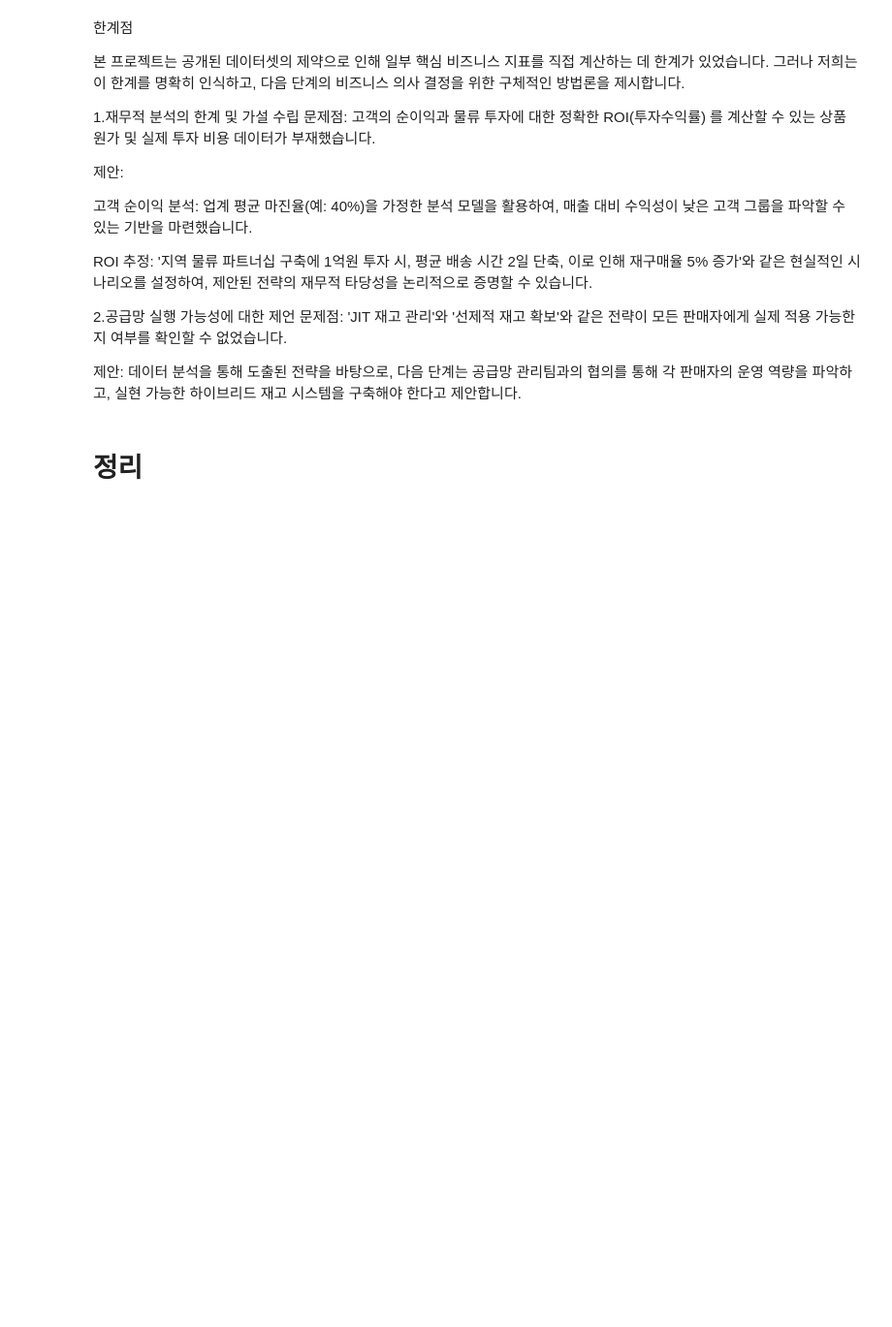
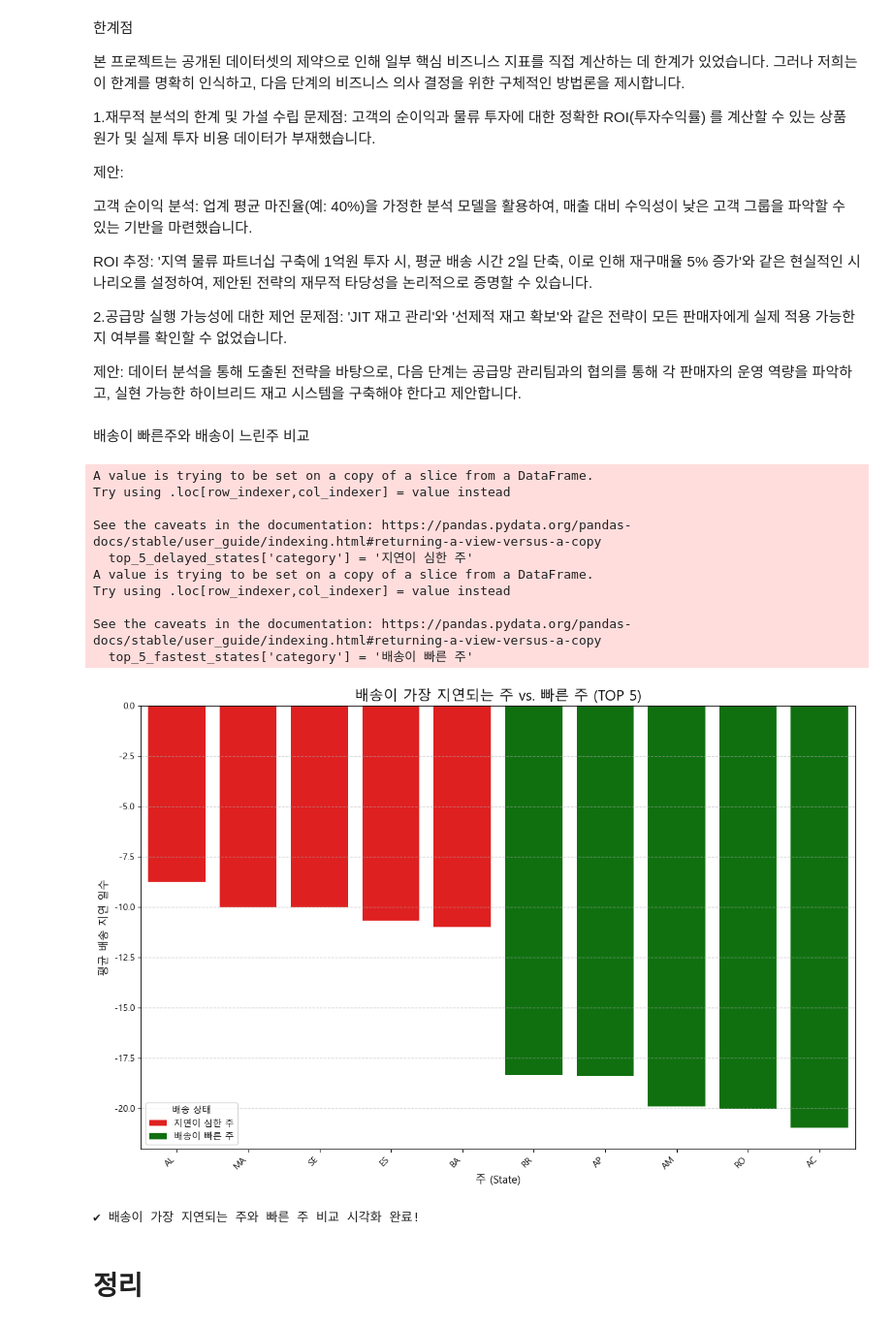
Before and after one commit to parkjihoon186/pjt-data-analysis, a Jupyter notebook: p1_RFM.ipynb, the cells around one changed output. Shown at 97% size. Drawn from its saved outputs; the diff is of its cells as text; code cells hidden in the pictures; blank space fills up the shorter version.

```diff
--- a/p1_RFM.ipynb
+++ b/p1_RFM.ipynb
@@ -1576,6 +1768,69 @@ ROI 추정: '지역 물류 파트너십 구축에 1억원 투자 시, 평균 배
 문제점: 'JIT 재고 관리'와 '선제적 재고 확보'와 같은 전략이 모든 판매자에게 실제 적용 가능한지 여부를 확인할 수 없었습니다.
 
 제안: 데이터 분석을 통해 도출된 전략을 바탕으로, 다음 단계는 공급망 관리팀과의 협의를 통해 각 판매자의 운영 역량을 파악하고, 실현 가능한 하이브리드 재고 시스템을 구축해야 한다고 제안합니다.
+# %% [markdown]
+배송이 빠른주와 배송이 느린주 비교
+# %%
+import pandas as pd
+import matplotlib.pyplot as plt
+import seaborn as sns
+
+# df_cleaned 데이터셋이 이미 준비되어 있다고 가정
+# 'delay_days' 컬럼은 배송 지연 일수를 담고 있어야 함
+
+# 1. 'customer_state'별 평균 배송 지연 일수 계산
+#     결측치 제거 및 그룹별 평균 계산
+state_delay_avg = df_cleaned.groupby('customer_state')['delay_days'].mean().reset_index()
+
+# 2. 배송 지연 일수를 기준으로 정렬
+state_delay_avg = state_delay_avg.sort_values(by='delay_days', ascending=False)
+
+# 3. 배송이 가장 지연되는 상위 5개 주 추출
+top_5_delayed_states = state_delay_avg.head(5)
+top_5_delayed_states['category'] = '지연이 심한 주'
+
+# 4. 배송이 가장 빠른 상위 5개 주 추출
+#    지연 일수가 음수(예상보다 빠른 배송)인 경우 포함하여 정렬
+top_5_fastest_states = state_delay_avg.tail(5)
+top_5_fastest_states['category'] = '배송이 빠른 주'
+
+# 5. 두 데이터셋을 하나로 결합
+comparison_df = pd.concat([top_5_delayed_states, top_5_fastest_states])
+
+# 6. 시각화: 막대 그래프
+plt.figure(figsize=(12, 8))
+sns.barplot(
+    data=comparison_df,
+    x='customer_state',
+    y='delay_days',
+    hue='category',  # '지연이 심한 주'와 '배송이 빠른 주'를 색상으로 구분
+    palette={'지연이 심한 주': 'red', '배송이 빠른 주': 'green'}, # 색상 지정
+    dodge=False, # 막대가 겹치지 않도록 설정
+)
+
+plt.title('배송이 가장 지연되는 주 vs. 빠른 주 (TOP 5)', fontsize=16)
+plt.xlabel('주 (State)', fontsize=12)
+plt.ylabel('평균 배송 지연 일수', fontsize=12)
+plt.xticks(rotation=45, ha='right')
+plt.grid(axis='y', linestyle='--', alpha=0.7)
+plt.legend(title='배송 상태')
+plt.tight_layout()
+plt.show()
+
+print("✔ 배송이 가장 지연되는 주와 빠른 주 비교 시각화 완료!")
+# %% [output]
+A value is trying to be set on a copy of a slice from a DataFrame.
+Try using .loc[row_indexer,col_indexer] = value instead
+
+See the caveats in the documentation: https://pandas.pydata.org/pandas-docs/stable/user_guide/indexing.html#returning-a-view-versus-a-copy
+  top_5_delayed_states['category'] = '지연이 심한 주'
+A value is trying to be set on a copy of a slice from a DataFrame.
+Try using .loc[row_indexer,col_indexer] = value instead
+
+See the caveats in the documentation: https://pandas.pydata.org/pandas-docs/stable/user_guide/indexing.html#returning-a-view-versus-a-copy
+  top_5_fastest_states['category'] = '배송이 빠른 주'
+[figure, added]
+✔ 배송이 가장 지연되는 주와 빠른 주 비교 시각화 완료!
 # %% [markdown]
 #  정리
 # %% [markdown]
```
Also changed, not shown: parts of 36 cells of this notebook.
